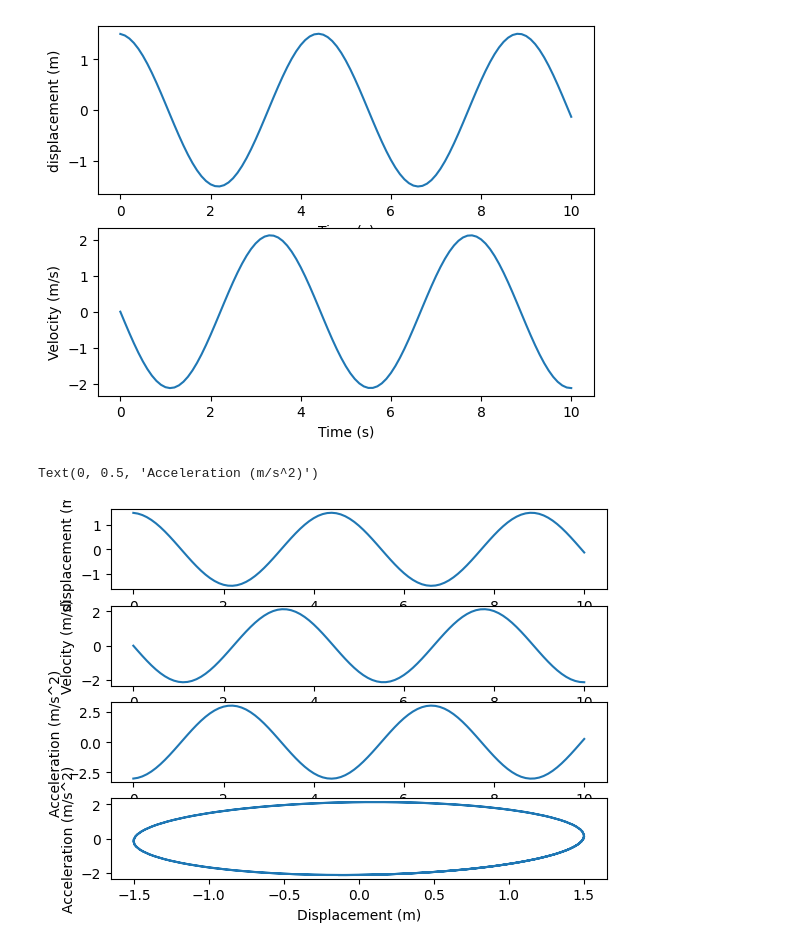
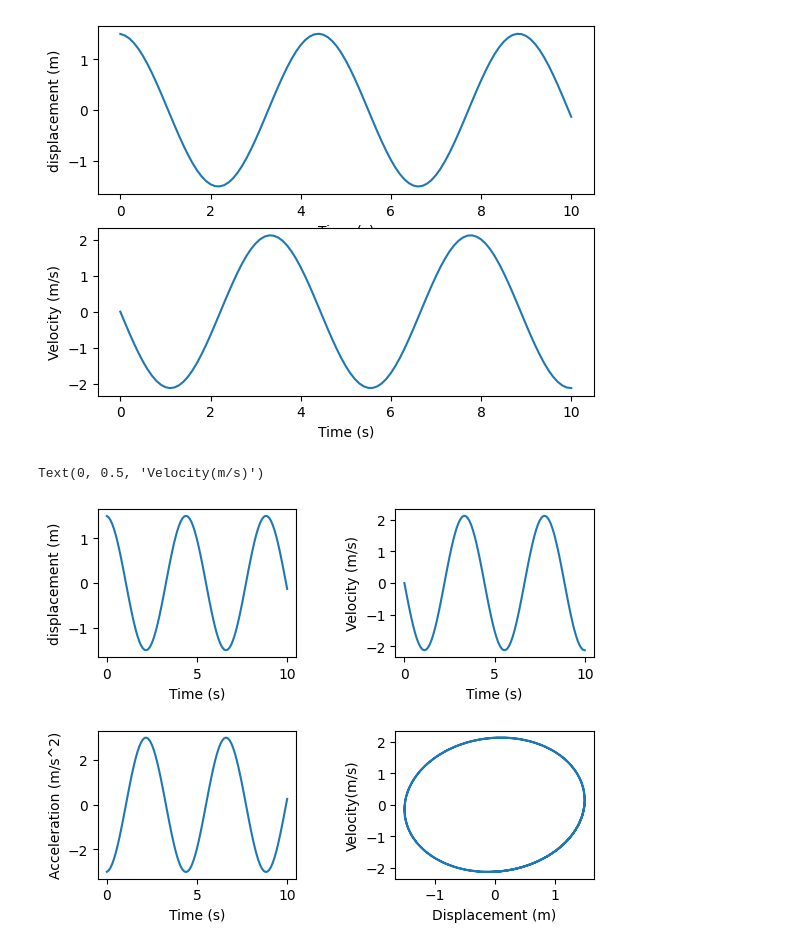
Before and after one commit to AbhinavKP01/Chatapp, a Jupyter notebook: simulation_lab.ipynb, the cells around one changed output. Drawn from its saved outputs; the diff is of its cells as text; code cells hidden in the pictures.

```diff
--- a/simulation_lab.ipynb
+++ b/simulation_lab.ipynb
@@ -112,42 +112,39 @@ Text(0, 0.5, 'Velocity (m/s)')
 # %%
 import numpy as np
 import matplotlib.pyplot as p
 k=2
 m=1
 tmax=10
 v=0
 x=1.5
 tsize=10/100
 X=[]
 V=[]
 A=[]
 T=np.arange(0,10.1,0.1)
 for t in T:
   X.append(x)
   V.append(v)
   a=(((-k)*x)/m)
   A.append(a)
   v=v+(a*tsize)
   x=x+(v*tsize)
-p.subplot(4,1,1)
-p.plot(T,X)
-p.xlabel("Time (s)")
-p.ylabel("displacement (m)")
-p.subplot(4,1,2)
-p.plot(T,V)
-p.xlabel("Time (s)")
-p.ylabel("Velocity (m/s)")
-p.subplot(4,1,3)
-p.plot(T,A)
-p.xlabel("Time (s)")
-p.ylabel("Acceleration (m/s^2)")
-p.subplot(4,1,4)
-p.plot(X,V)
-p.xlabel("Displacement (m)")
-p.ylabel("Acceleration (m/s^2)")
+fig, axs = p.subplots(2, 2, gridspec_kw={'hspace': 0.5, 'wspace': 0.5})
+axs[0, 0].plot(T,X)
+axs[0, 0].set_xlabel("Time (s)")
+axs[0, 0].set_ylabel("displacement (m)")
+axs[0, 1].plot(T,V)
+axs[0, 1].set_xlabel("Time (s)")
+axs[0, 1].set_ylabel("Velocity (m/s)")
+axs[1, 0].plot(T,A)
+axs[1, 0].set_xlabel("Time (s)")
+axs[1, 0].set_ylabel("Acceleration (m/s^2)")
+axs[1, 1].plot(X,V)
+axs[1, 1].set_xlabel("Displacement (m)")
+axs[1, 1].set_ylabel("Velocity(m/s)")
 # %% [output]
-Text(0, 0.5, 'Acceleration (m/s^2)')
+Text(0, 0.5, 'Velocity(m/s)')
-[figure, old version]
+[figure, new version]
 # %%
 import numpy as np
 import matplotlib.pyplot as p
```
Also changed, not shown: parts of 2 cells of this notebook.
